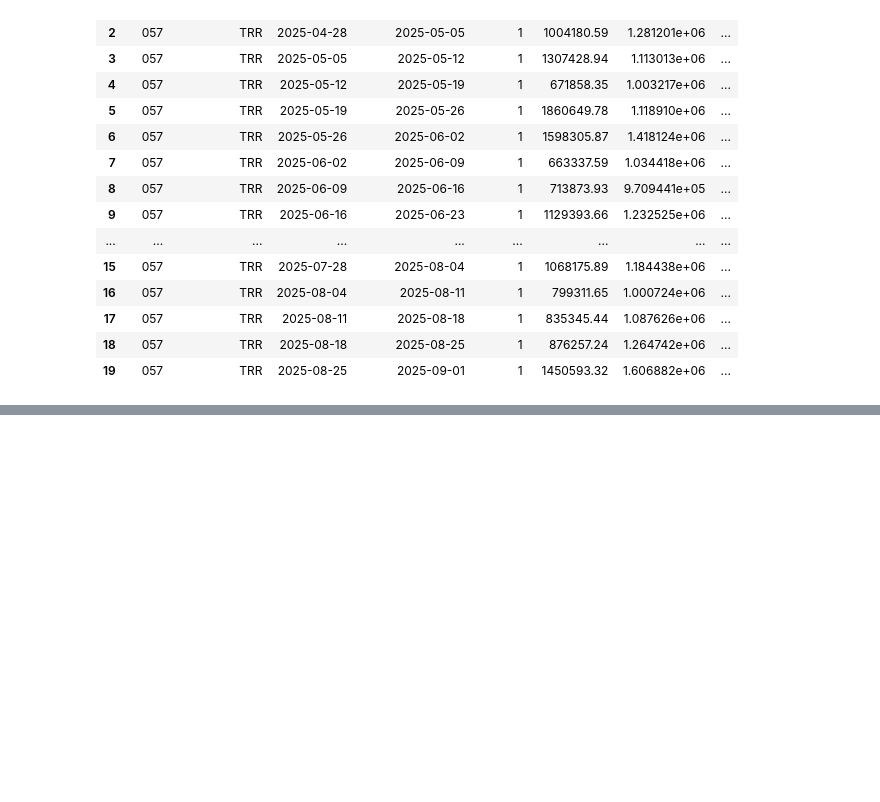
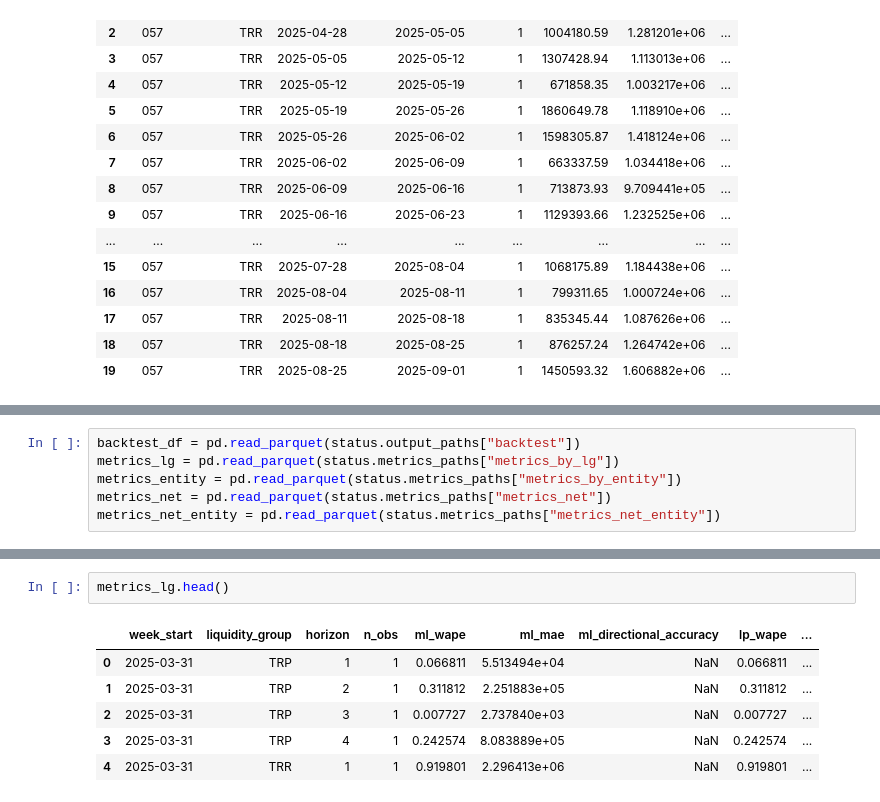
Before and after one commit to porvakanti/hubbleAI, a Jupyter notebook: notebooks/inspect_output.ipynb, the cells around one changed output, grey strips where cells are left out. Drawn from its saved outputs; the diff is of its cells as text; blank space fills up the shorter version.

Commit message:
inspect the output files for metrics paths and metrics

```diff
--- a/notebooks/inspect_output.ipynb
+++ b/notebooks/inspect_output.ipynb
@@ -166,0 +173,6 @@ list(metrics_root.rglob("*.parquet"))
+# %%
+backtest_df = pd.read_parquet(status.output_paths["backtest"])
+metrics_lg = pd.read_parquet(status.metrics_paths["metrics_by_lg"])
+metrics_entity = pd.read_parquet(status.metrics_paths["metrics_by_entity"])
+metrics_net = pd.read_parquet(status.metrics_paths["metrics_net"])
+metrics_net_entity = pd.read_parquet(status.metrics_paths["metrics_net_entity"])
@@ -166,0 +188,9 @@ list(metrics_root.rglob("*.parquet"))
+# %%
+metrics_lg.head()
+# %% [output]
+|  | week_start | liquidity_group | horizon | n_obs | ml_wape | ml_mae | ml_directional_accuracy | lp_wape | ... |
+| 0 | 2025-03-31 | TRP | 1 | 1 | 0.066811 | 5.513494e+04 | NaN | 0.066811 | ... |
+| 1 | 2025-03-31 | TRP | 2 | 1 | 0.311812 | 2.251883e+05 | NaN | 0.311812 | ... |
+| 2 | 2025-03-31 | TRP | 3 | 1 | 0.007727 | 2.737840e+03 | NaN | 0.007727 | ... |
+| 3 | 2025-03-31 | TRP | 4 | 1 | 0.242574 | 8.083889e+05 | NaN | 0.242574 | ... |
+| 4 | 2025-03-31 | TRR | 1 | 1 | 0.919801 | 2.296413e+06 | NaN | 0.919801 | ... |
```
Also changed, not shown: parts of 6 cells of this notebook.
